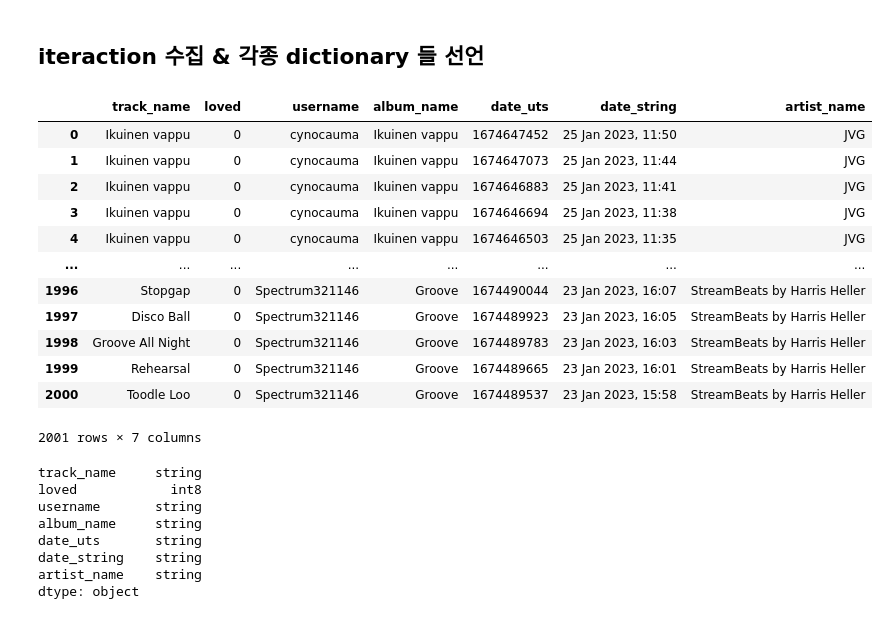
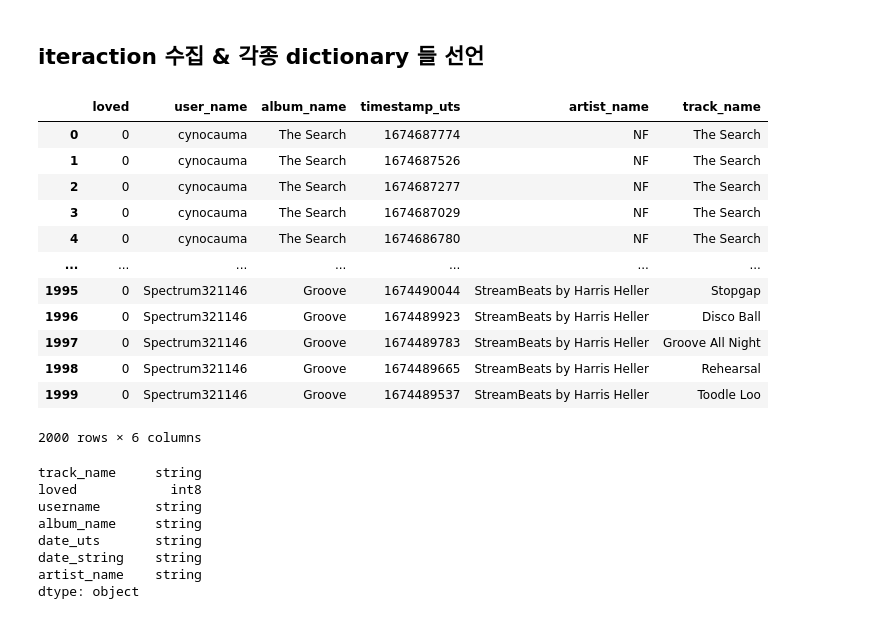
Before and after one commit to boostcampaitech4lv23recsys1/final-project-level3-recsys-02, a Jupyter notebook: API/lastfm.ipynb, the cells around one changed output. Saved outputs shown, nothing was run; the diff lists cells and outputs as text; code cells hidden in the pictures.

```diff
--- a/API/lastfm.ipynb
+++ b/API/lastfm.ipynb
@@ -96,8 +96,6 @@ for i, user in enumerate(tqdm(username_list)):
         texts.drop(columns=['album', 'date', 'artist', 'image'], inplace=True)
         dataframe_list.append(texts)
         break
-    if i > 10:
-        break
 data_csv = pd.concat(dataframe_list, ignore_index=True)
 data_csv.rename({'mbid':'track_mbid', 'name':'track_name', 'url':'track_url'})
 data_csv.replace('', np.NaN, inplace=True)
@@ -241,60 +239,58 @@ for user, i in tqdm(user2id.items()):
     attr = text['@attr']
     params_inter["limit"] = 200
     for page in range(int(attr['totalPages'])):
         params_inter["page"] = page + 1
         text = requests.get(url, params_inter).text
         texts = json.loads(text)['recenttracks']['track']
         texts = pd.DataFrame(texts)
-        texts['username'] = user
-        texts['user_total'] = attr['total']
+        texts['user_name'] = user
+        # texts['user_total'] = attr['total']
+        texts['album_name'] = texts['album'].apply(lambda x: x['#text'])
+        texts['timestamp_uts'] = texts['date'].apply(lambda x: float('nan') if isinstance(x, float) else x['uts'])
+        # texts['date_string'] = texts['date'].apply(lambda x: float('nan') if isinstance(x, float) else x['#text'])
+        texts['artist_name'] = texts['artist'].apply(lambda x: x['name'])
+        texts['track_name'] = texts['name']
 
-        texts['album_name'] = texts['album'].apply(lambda x: x['#text'])
-
-        texts['date_uts'] = texts['date'].apply(lambda x: float('nan') if isinstance(x, float) else x['uts'])
-        texts['date_string'] = texts['date'].apply(lambda x: float('nan') if isinstance(x, float) else x['#text'])
-
-        texts['artist_name'] = texts['artist'].apply(lambda x: x['name'])
-
-        texts['name'].apply(lambda x: push_track2id(x))
+        texts['track_name'].apply(lambda x: push_track2id(x))
         texts['album_name'].apply(lambda x: push_album2id(x))
         texts['artist_name'].apply(lambda x: push_artist2id(x))
         texts.apply(lambda x: push_track2artist(x['name'], x['artist_name']), axis=1)
         texts.apply(lambda x: push_artist2album(x['artist_name'], x['album_name']), axis=1)
 
-        texts.drop(columns=['album', 'date', 'artist', 'image', 'mbid', 'url', 'user_total', 'streamable'], inplace=True)
+        texts.drop(columns=['album', 'date', 'artist', 'image', 'mbid', 'url', 'streamable', 'name'], inplace=True)
         if '@attr' in list(texts.keys()):
             texts.drop(columns=['@attr'], inplace=True)
 
         dataframe_list.append(texts)
         break
+
 data_csv = pd.concat(dataframe_list, ignore_index=True)
 data_csv.rename(columns={'name':'track_name'}, inplace=True)
 data_csv.replace('', np.NaN, inplace=True)
 data_csv = data_csv.astype({
     'track_name':'string',
     'loved':'int8',
-    'username':'string',
+    'user_name':'string',
     'album_name':'string',
-    'date_uts':'string',
-    'date_string':'string',
+    'timestamp_uts':'int64',
     'artist_name':'string',
 })
 display(data_csv)
 data_csv.to_csv("interaction_2000.csv", index=False)
 # %% [output]
-|  | track_name | loved | username | album_name | date_uts | date_string | artist_name |
-| 0 | Ikuinen vappu | 0 | cynocauma | Ikuinen vappu | 1674647452 | 25 Jan 2023, 11:50 | JVG |
-| 1 | Ikuinen vappu | 0 | cynocauma | Ikuinen vappu | 1674647073 | 25 Jan 2023, 11:44 | JVG |
-| 2 | Ikuinen vappu | 0 | cynocauma | Ikuinen vappu | 1674646883 | 25 Jan 2023, 11:41 | JVG |
-| 3 | Ikuinen vappu | 0 | cynocauma | Ikuinen vappu | 1674646694 | 25 Jan 2023, 11:38 | JVG |
-| 4 | Ikuinen vappu | 0 | cynocauma | Ikuinen vappu | 1674646503 | 25 Jan 2023, 11:35 | JVG |
-| ... | ... | ... | ... | ... | ... | ... | ... |
-| 1996 | Stopgap | 0 | Spectrum321146 | Groove | 1674490044 | 23 Jan 2023, 16:07 | StreamBeats by Harris Heller |
-| 1997 | Disco Ball | 0 | Spectrum321146 | Groove | 1674489923 | 23 Jan 2023, 16:05 | StreamBeats by Harris Heller |
-| 1998 | Groove All Night | 0 | Spectrum321146 | Groove | 1674489783 | 23 Jan 2023, 16:03 | StreamBeats by Harris Heller |
-| 1999 | Rehearsal | 0 | Spectrum321146 | Groove | 1674489665 | 23 Jan 2023, 16:01 | StreamBeats by Harris Heller |
-| 2000 | Toodle Loo | 0 | Spectrum321146 | Groove | 1674489537 | 23 Jan 2023, 15:58 | StreamBeats by Harris Heller |
+|  | loved | user_name | album_name | timestamp_uts | artist_name | track_name |
+| 0 | 0 | cynocauma | The Search | 1674687774 | NF | The Search |
+| 1 | 0 | cynocauma | The Search | 1674687526 | NF | The Search |
+| 2 | 0 | cynocauma | The Search | 1674687277 | NF | The Search |
+| 3 | 0 | cynocauma | The Search | 1674687029 | NF | The Search |
+| 4 | 0 | cynocauma | The Search | 1674686780 | NF | The Search |
+| ... | ... | ... | ... | ... | ... | ... |
+| 1995 | 0 | Spectrum321146 | Groove | 1674490044 | StreamBeats by Harris Heller | Stopgap |
+| 1996 | 0 | Spectrum321146 | Groove | 1674489923 | StreamBeats by Harris Heller | Disco Ball |
+| 1997 | 0 | Spectrum321146 | Groove | 1674489783 | StreamBeats by Harris Heller | Groove All Night |
+| 1998 | 0 | Spectrum321146 | Groove | 1674489665 | StreamBeats by Harris Heller | Rehearsal |
+| 1999 | 0 | Spectrum321146 | Groove | 1674489537 | StreamBeats by Harris Heller | Toodle Loo |
-2001 rows × 7 columns
+2000 rows × 6 columns
 # %%
 data_csv.dtypes
 # %% [output]
```
Also changed, not shown: parts of 4 cells of this notebook, 1 other file.
